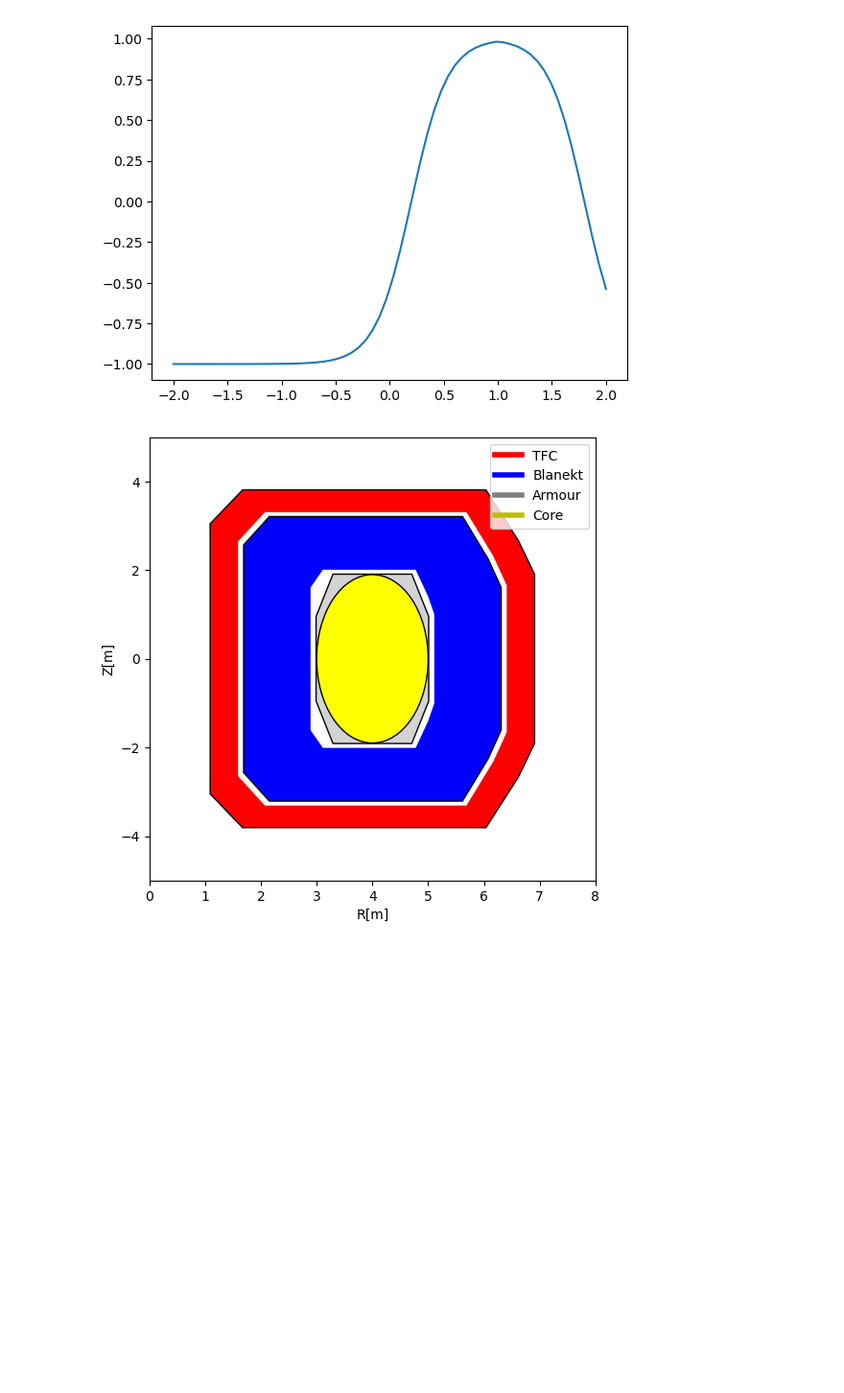
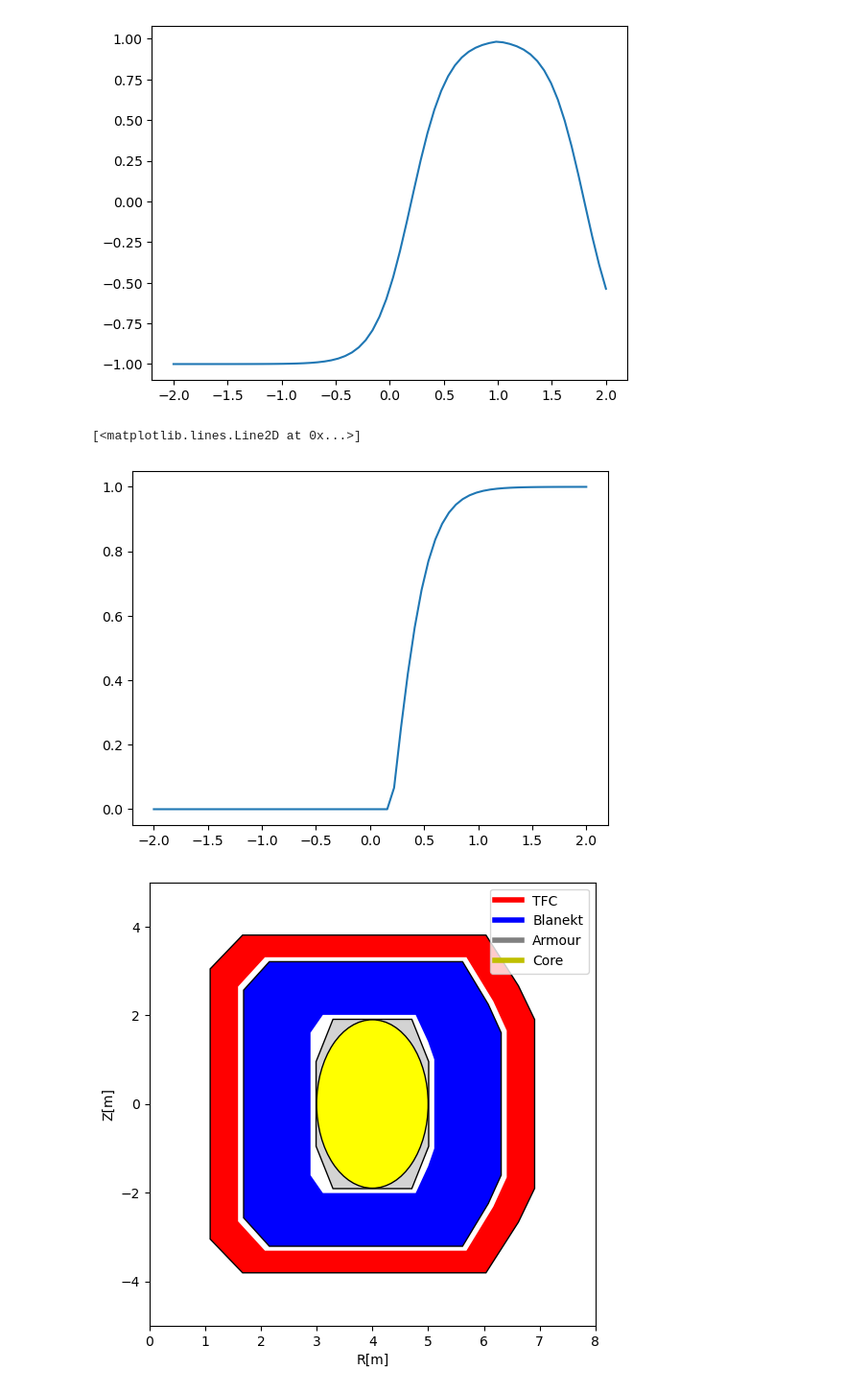
Before and after one commit to ZINZINBIN/RL-based-Reactor-Design-Optimization, a Jupyter notebook: analysis.ipynb, the cells around one changed output. Shown at 96% size. Saved outputs shown, nothing was run; the diff lists cells and outputs as text; code cells hidden in the pictures; blank space fills up the shorter version.

```diff
--- a/analysis.ipynb
+++ b/analysis.ipynb
@@ -229,6 +260,33 @@ plt.plot(x,y)
 # %% [output]
 [<matplotlib.lines.Line2D at 0x...>]
 [figure]
+# %%
+import math
+import numpy as np
+import matplotlib.pyplot as plt
+
+def compute_sigmoid(x):
+    return math.tanh(x)
+
+def reward_func(x, scale, a, x_min, x_max):
+    xn = x / scale
+    xnl = x_min / scale
+    xrl = x_max / scale
+
+    if xn > xnl:
+        reward = compute_sigmoid(a * (xn - xnl))
+    else:
+        reward = 0
+
+    return reward
+
+x = np.linspace(-2,2,64)
+y = np.array([reward_func(t, 1, 3, 0.2, 1.0) for t in x])
+
+plt.plot(x,y)
+# %% [output]
+[<matplotlib.lines.Line2D at 0x...>]
+[figure, added]
 # %%
 import matplotlib.pyplot as plt
 import matplotlib.patches as patches
```
Also changed, not shown: parts of 7 cells of this notebook, 19 other files.
